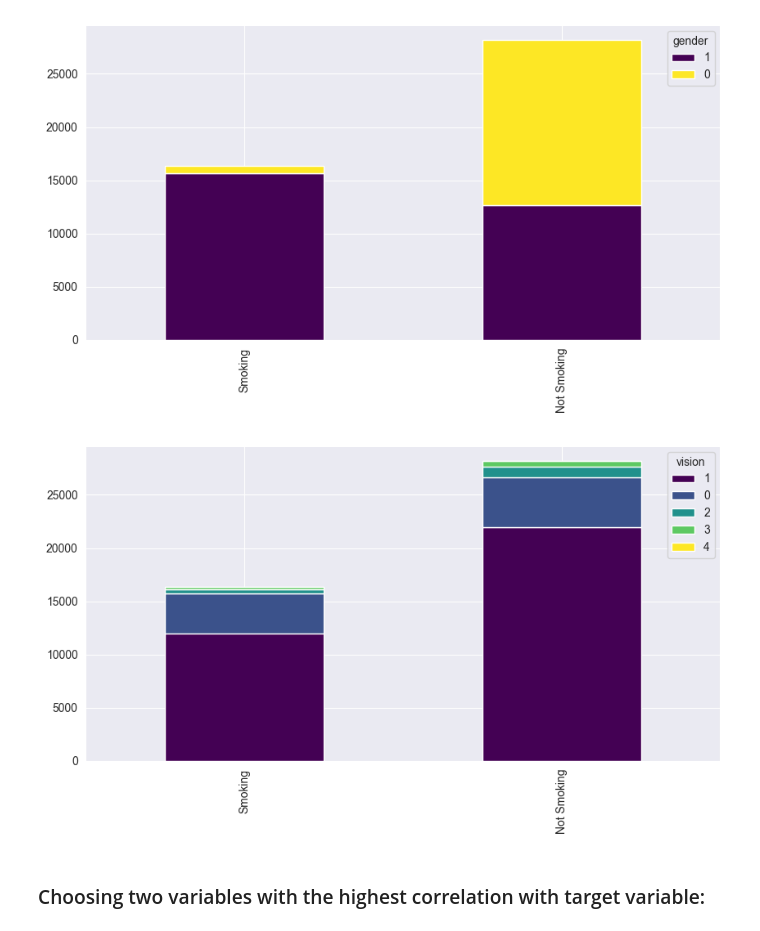
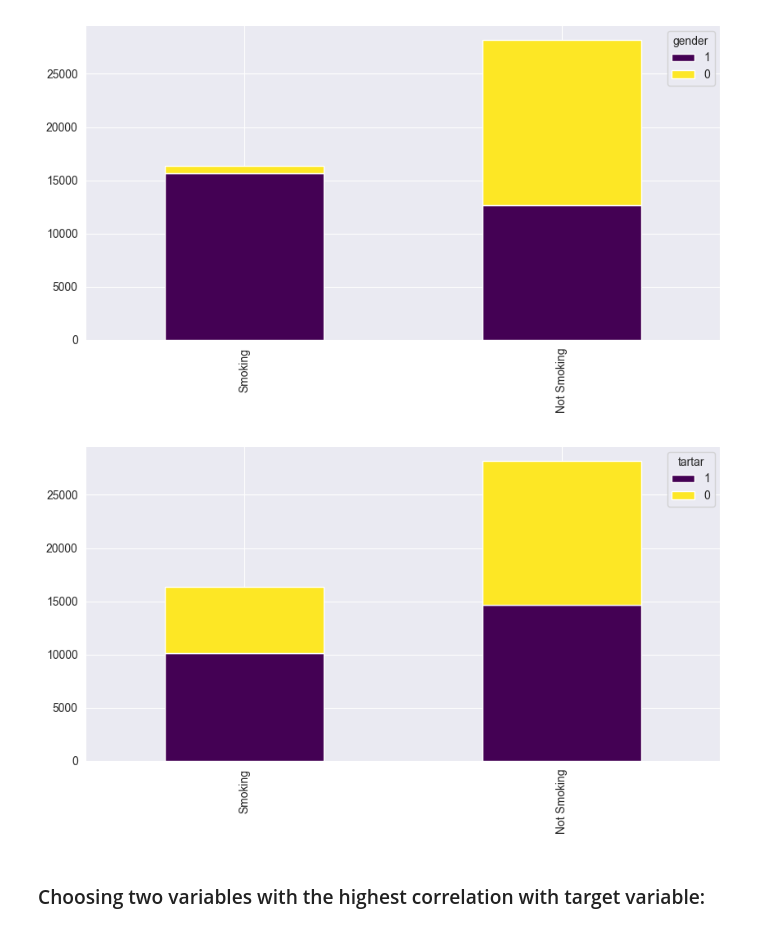
Before and after one commit to balooooooooo/machine_learning_1_coursework, a Jupyter notebook: data_exploration.ipynb, the cells around one changed output. Saved outputs shown, nothing was run; the diff lists cells and outputs as text; code cells hidden in the pictures.

```diff
--- a/data_exploration.ipynb
+++ b/data_exploration.ipynb
@@ -55,9 +55,9 @@ bar_chart(train, "gender")
 # %% [output]
 [figure]
 # %%
-bar_chart(train, "vision")
+bar_chart(train, "tartar")
 # %% [output]
-[figure, old version]
+[figure, new version]
 # %% [markdown]
 ### Choosing two variables with the highest correlation with target variable:
 # %%
```
